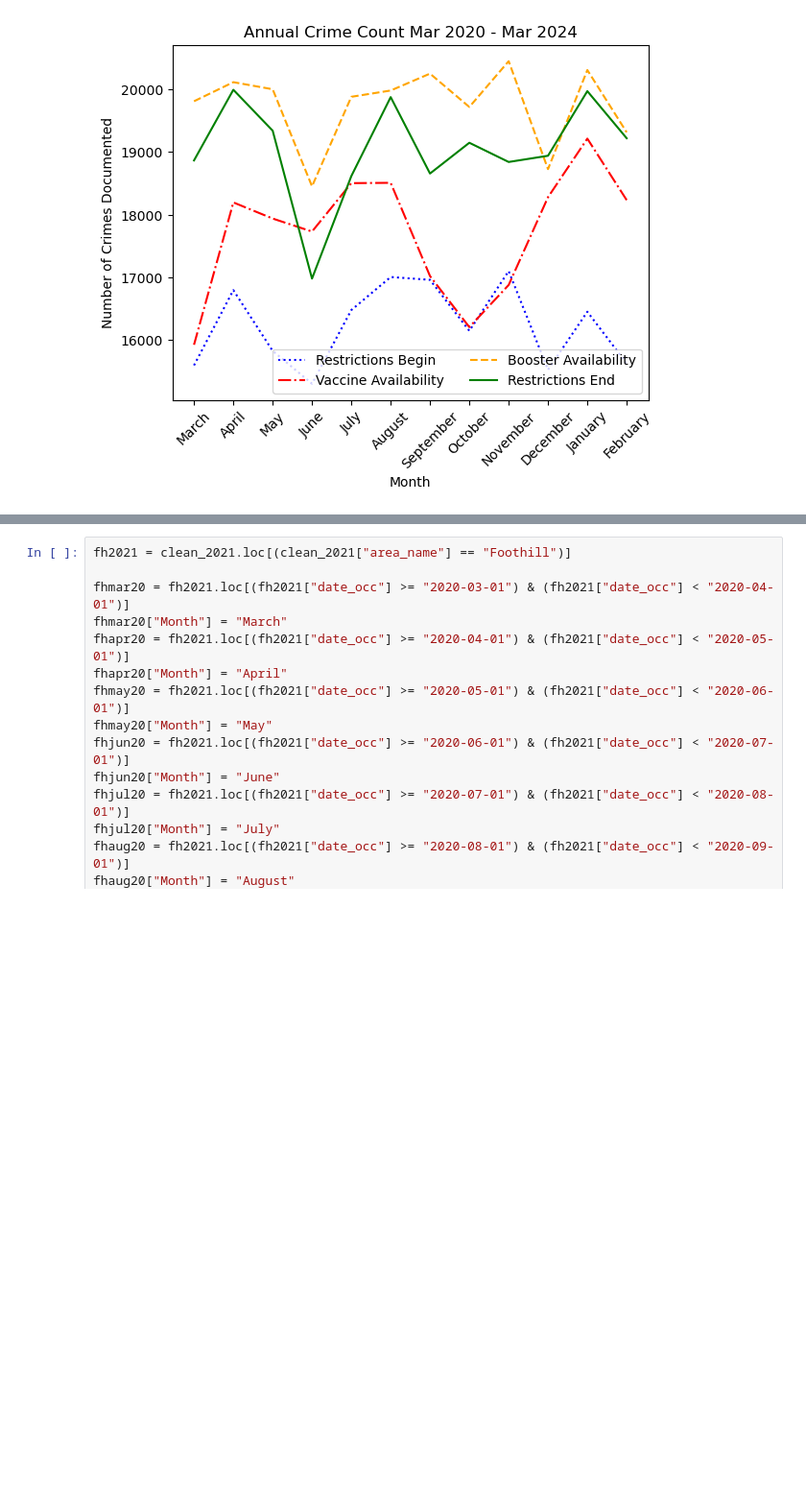
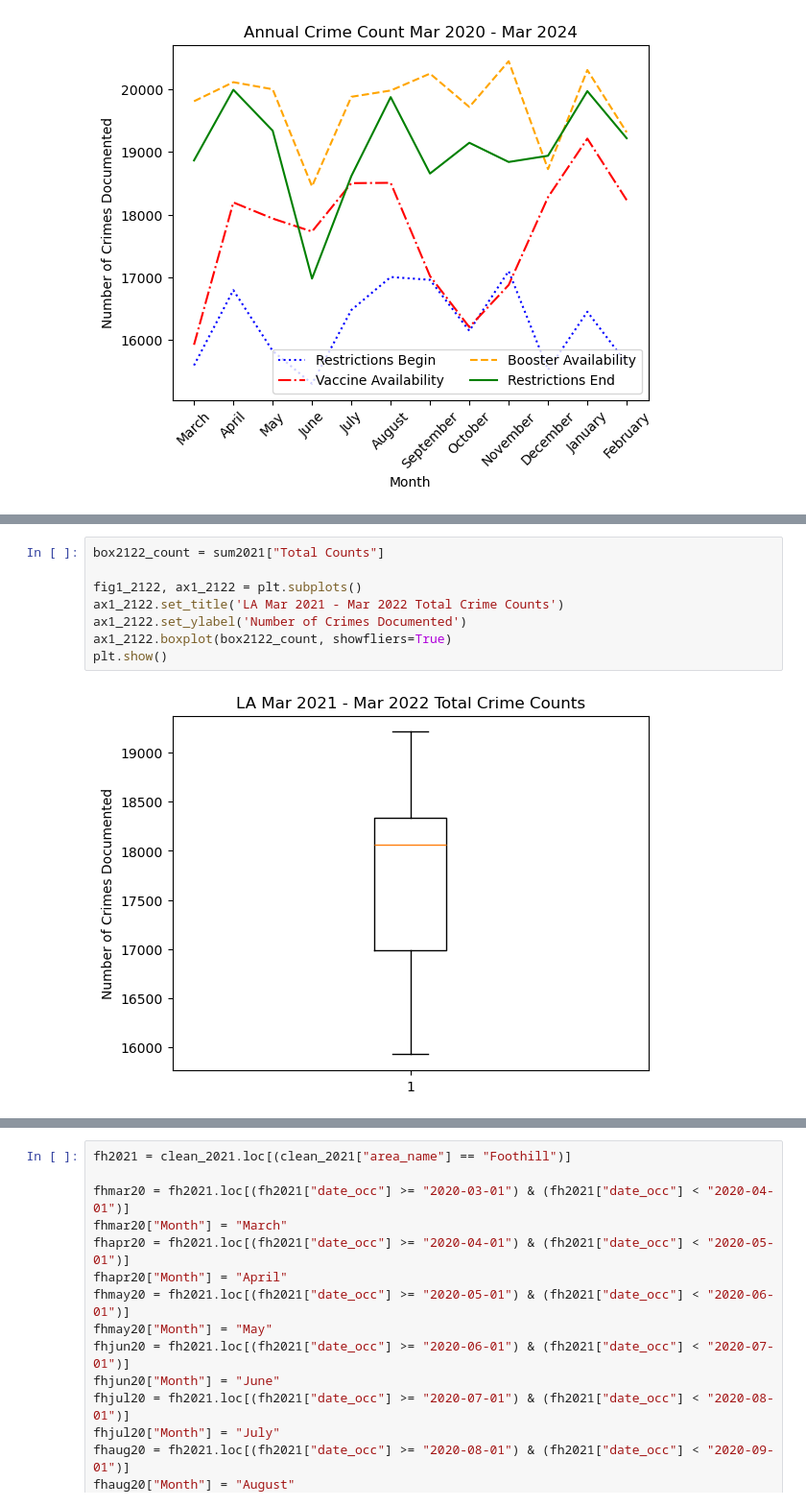
Before and after one commit to wiseorcool/Project-1-Team-4, a Jupyter notebook: 14042024_P1 YS/Project-1-Team-4-Brendan-s-Branch/April 10th Initial Graphs/Working_Refined_ish.ipynb, the cells around one changed output, grey strips where cells are left out. Shown at 96% size. Cells and saved outputs as stored; diff of their text form; blank space fills up the shorter version.

```diff
--- a/14042024_P1 YS/Project-1-Team-4-Brendan-s-Branch/April 10th Initial Graphs/Working_Refined_ish.ipynb
+++ b/14042024_P1 YS/Project-1-Team-4-Brendan-s-Branch/April 10th Initial Graphs/Working_Refined_ish.ipynb
@@ -920,0 +1193,10 @@ plt.show()
+# %%
+box2122_count = sum2021["Total Counts"]
+
+fig1_2122, ax1_2122 = plt.subplots()
+ax1_2122.set_title('LA Mar 2021 - Mar 2022 Total Crime Counts')
+ax1_2122.set_ylabel('Number of Crimes Documented')
+ax1_2122.boxplot(box2122_count, showfliers=True)
+plt.show()
+# %% [output]
+[figure, added]
```
Also changed, not shown: parts of 22 cells of this notebook, 2 other files.
